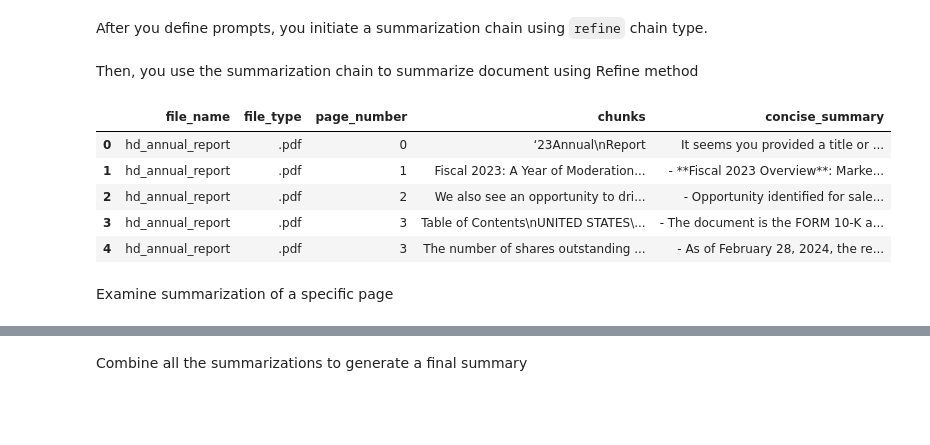
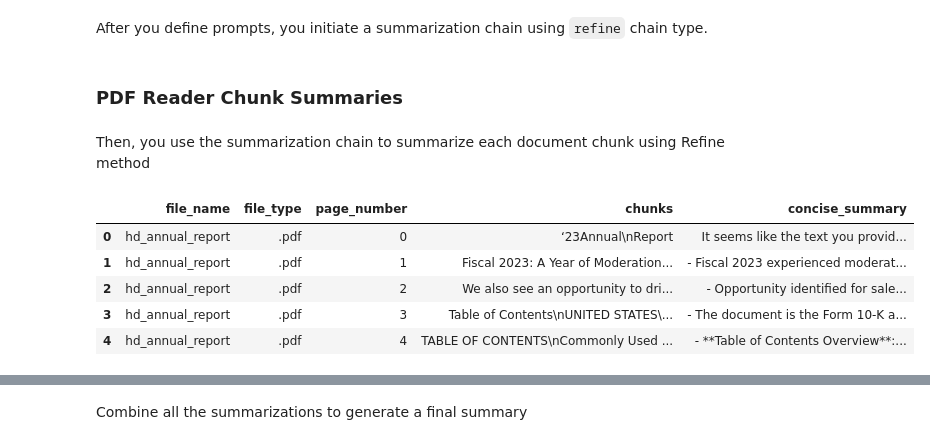
Before and after one commit to namtran6701/Large-Document-Summarization, a Jupyter notebook: Large_Doc_Summarization.ipynb, the cells around one changed output, grey strips where cells are left out. Drawn from its saved outputs; the diff is of its cells as text; code cells hidden in the pictures; blank space fills up the shorter version.

```diff
--- a/Large_Doc_Summarization.ipynb
+++ b/Large_Doc_Summarization.ipynb
@@ -93,0 +142,15 @@ congestion in our aisles and more product on hand to satisfy the need of our in-
+# %%
+# load all these documents
+
+def load_multiple_pdfs(directory):
+    documents = []
+    for file in os.listdir(directory):
+        if file.endswith('.pdf'):
+            file_path = os.path.join(directory, file)
+            loader = PyPDFLoader(file_path)
+            documents.extend(loader.load())
+    return documents
+# %%
+# Process all documents
+pdf_directory = './data'
+pdf_reader_processed = load_multiple_pdfs(pdf_directory)
@@ -137,5 +235,7 @@ refine_chain = load_summarize_chain(
     refine_prompt=refine_prompt,
     return_intermediate_steps=True,
 )
+# %% [markdown]
+### PDF Reader Chunk Summaries
 # %% [markdown]
-Then, you use the summarization chain to summarize document using Refine method
+Then, you use the summarization chain to summarize each document chunk using Refine method
@@ -144,7 +242,10 @@ refine_outputs = refine_chain({'input_documents': pages})
+# %%
+# create summary for each chunk extracted by pdf reader
+pdf_reader_refine_outputs = refine_chain({'input_documents': pdf_reader_processed})
 # %%
-final_refine_data = []
+pdfreader_final_refine_data = []
 for doc, out in zip(
-    refine_outputs["input_documents"], refine_outputs["intermediate_steps"]
+    pdf_reader_refine_outputs["input_documents"], pdf_reader_refine_outputs["intermediate_steps"]
 ):
     output = {}
     output["file_name"] = p(doc.metadata["source"]).stem
@@ -152,20 +253,15 @@ for doc, out in zip(
     output["page_number"] = doc.metadata["page"]
     output["chunks"] = doc.page_content
     output["concise_summary"] = out
-    final_refine_data.append(output)
+    pdfreader_final_refine_data.append(output)
 # %%
-pdf_refine_summary = pd.DataFrame.from_dict(final_refine_data)
-pdf_refine_summary = pdf_refine_summary.sort_values(
-    by=["file_name", "page_number"]
-)  # sorting the dataframe by filename and page_number
-pdf_refine_summary.reset_index(inplace=True, drop=True)
-pdf_refine_summary.head()
+pdfreader_refine_summary = pd.DataFrame.from_dict(pdfreader_final_refine_data)
+pdfreader_refine_summary.reset_index(inplace=True, drop=True)
+pdfreader_refine_summary.head()
 # %% [output]
 |  | file_name | file_type | page_number | chunks | concise_summary |
-| 0 | hd_annual_report | .pdf | 0 | ‘23Annual\nReport | It seems you provided a title or ... |
-| 1 | hd_annual_report | .pdf | 1 | Fiscal 2023: A Year of Moderation... | - **Fiscal 2023 Overview**: Marke... |
+| 0 | hd_annual_report | .pdf | 0 | ‘23Annual\nReport | It seems like the text you provid... |
+| 1 | hd_annual_report | .pdf | 1 | Fiscal 2023: A Year of Moderation... | - Fiscal 2023 experienced moderat... |
 | 2 | hd_annual_report | .pdf | 2 | We also see an opportunity to dri... | - Opportunity identified for sale... |
-| 3 | hd_annual_report | .pdf | 3 | Table of Contents\nUNITED STATES\... | - The document is the FORM 10-K a... |
-| 4 | hd_annual_report | .pdf | 3 | The number of shares outstanding ... | - As of February 28, 2024, the re... |
+| 3 | hd_annual_report | .pdf | 3 | Table of Contents\nUNITED STATES\... | - The document is the Form 10-K a... |
+| 4 | hd_annual_report | .pdf | 4 | TABLE OF CONTENTS\nCommonly Used ... | - **Table of Contents Overview**:... |
-# %% [markdown]
-Examine summarization of a specific page
```
Also changed, not shown: parts of 48 cells of this notebook, 4 other files.
